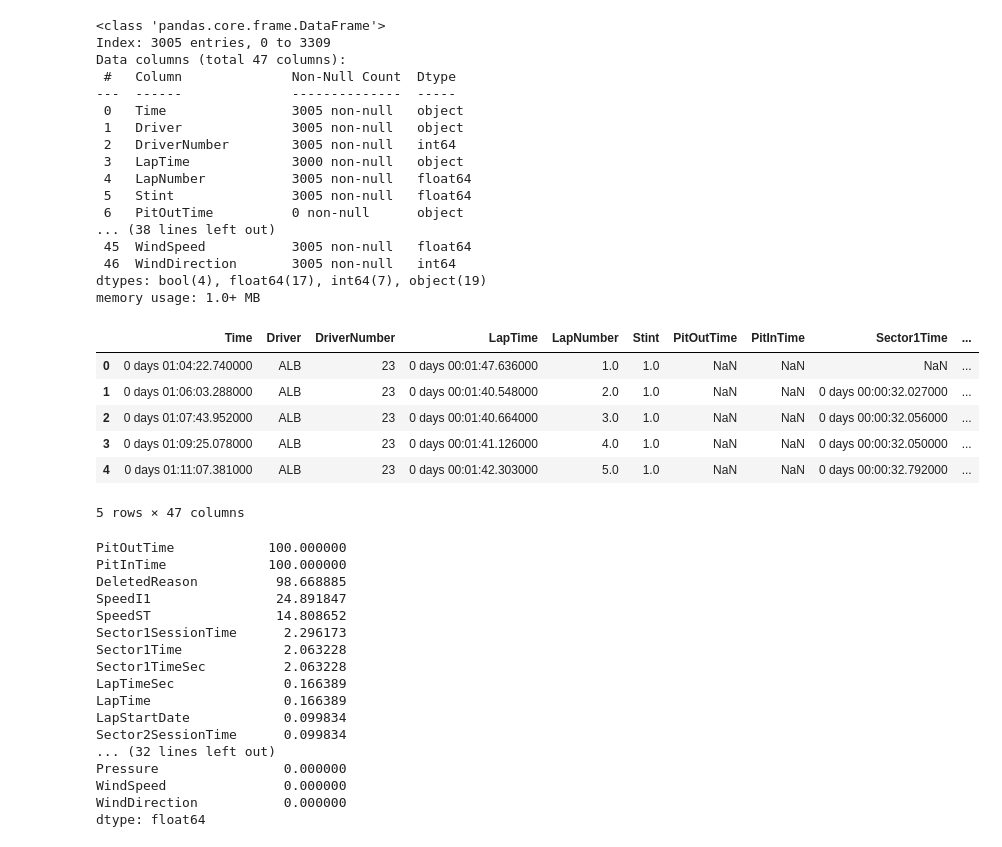
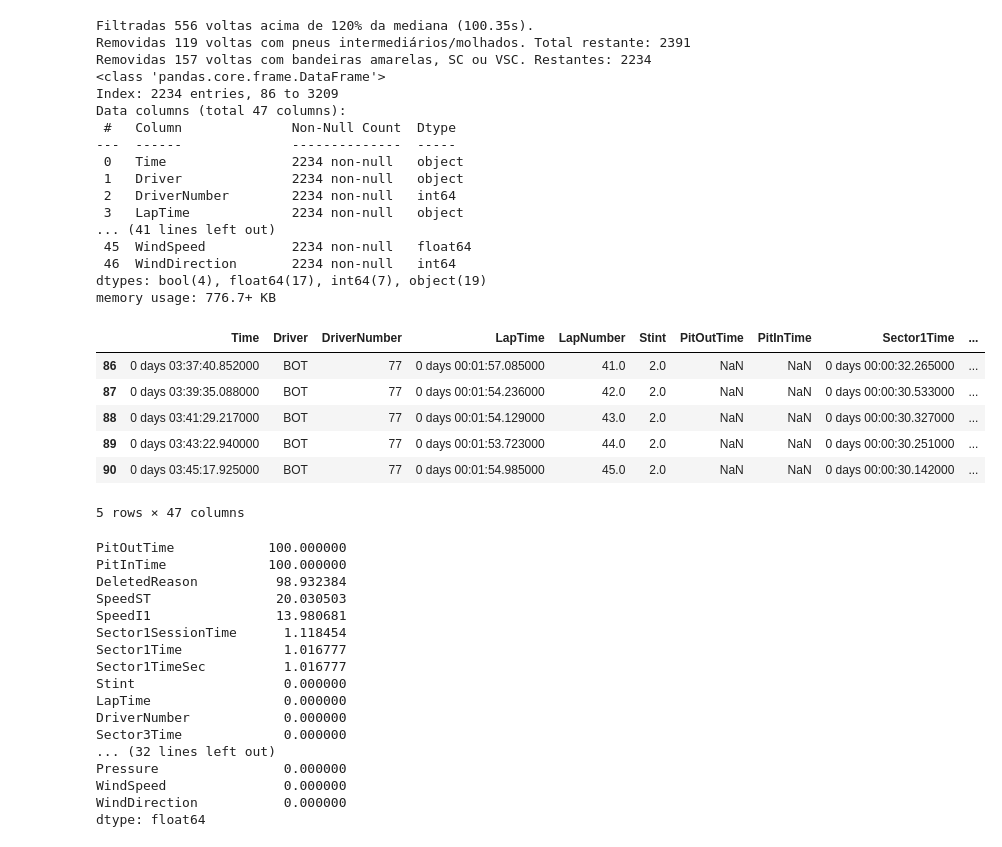
Before and after one commit to pedrohvaldes/f1-tyre-strategy-simulator, a Jupyter notebook: notebooks/EDA.ipynb, the cells around one changed output. Drawn from its saved outputs; the diff is of its cells as text; code cells hidden in the pictures.

```diff
--- a/notebooks/EDA.ipynb
+++ b/notebooks/EDA.ipynb
@@ -1,49 +1,72 @@
 # %%
 # === SETUP INICIAL ===
 from pathlib import Path
 import pandas as pd
 import numpy as np
 import matplotlib.pyplot as plt
 import seaborn as sns
 
 # Caminhos do projeto
 PROJ = Path.cwd().resolve().parent
 DATA_DIR = PROJ / "data" / "interim"
 
 # Nome do arquivo que você gerou (ajuste conforme seu caso)
-csv_file = DATA_DIR / "bahrain_grand_prix_2022-2024_all_laps.csv"
+csv_file = DATA_DIR / "singapore_grand_prix_2022-2024_all_laps.csv"
 
 # Carrega o dataset
 df = pd.read_csv(csv_file)
 df = df[df["IsInOrOutLap"] == 0]
 
+if "LapTimeSec" in df.columns:
+    median_lap = df["LapTimeSec"].median(skipna=True)        # calcula mediana ignorando NaN
+    limit = 1.2 * median_lap                                # define 120% da mediana como limite
+    before = len(df)
+    df = df[df["LapTimeSec"] <= limit]                       # mantém apenas voltas até 120% da mediana
+    after = len(df)
+    print(f"Filtradas {before - after} voltas acima de 120% da mediana ({median_lap:.2f}s).")
+
+if "Compound" in df.columns:
+    before = len(df)
+    df = df[df["Compound"].isin(["SOFT", "MEDIUM", "HARD"])]
+    after = len(df)
+    print(f"Removidas {before - after} voltas com pneus intermediários/molhados. Total restante: {after}")
+
+# --- FILTRAR APENAS VOLTAS COM PISTA VERDE ---
+if "TrackStatus" in df.columns:
+    before = len(df)
+    df = df[df["TrackStatus"] == 1]  # mantém só pista verde
+    after = len(df)
+    print(f"Removidas {before - after} voltas com bandeiras amarelas, SC ou VSC. Restantes: {after}")
+
+
+
 # Mostra informações básicas do dataset
 df.info()
 df.head()
 # %% [output]
+Filtradas 556 voltas acima de 120% da mediana (100.35s).
+Removidas 119 voltas com pneus intermediários/molhados. Total restante: 2391
+Removidas 157 voltas com bandeiras amarelas, SC ou VSC. Restantes: 2234
 <class 'pandas.core.frame.DataFrame'>
-Index: 3005 entries, 0 to 3309
+Index: 2234 entries, 86 to 3209
 Data columns (total 47 columns):
  #   Column              Non-Null Count  Dtype
 ---  ------              --------------  -----
- 0   Time                3005 non-null   object
- 1   Driver              3005 non-null   object
- 2   DriverNumber        3005 non-null   int64
- 3   LapTime             3000 non-null   object
- 4   LapNumber           3005 non-null   float64
- 5   Stint               3005 non-null   float64
- 6   PitOutTime          0 non-null      object
-... (38 lines left out)
- 45  WindSpeed           3005 non-null   float64
- 46  WindDirection       3005 non-null   int64
+ 0   Time                2234 non-null   object
+ 1   Driver              2234 non-null   object
+ 2   DriverNumber        2234 non-null   int64
+ 3   LapTime             2234 non-null   object
+... (41 lines left out)
+ 45  WindSpeed           2234 non-null   float64
+ 46  WindDirection       2234 non-null   int64
 dtypes: bool(4), float64(17), int64(7), object(19)
-memory usage: 1.0+ MB
+memory usage: 776.7+ KB
 |  | Time | Driver | DriverNumber | LapTime | LapNumber | Stint | PitOutTime | PitInTime | Sector1Time | ... |
-| 0 | 0 days 01:04:22.740000 | ALB | 23 | 0 days 00:01:47.636000 | 1.0 | 1.0 | NaN | NaN | NaN | ... |
-| 1 | 0 days 01:06:03.288000 | ALB | 23 | 0 days 00:01:40.548000 | 2.0 | 1.0 | NaN | NaN | 0 days 00:00:32.027000 | ... |
-| 2 | 0 days 01:07:43.952000 | ALB | 23 | 0 days 00:01:40.664000 | 3.0 | 1.0 | NaN | NaN | 0 days 00:00:32.056000 | ... |
-| 3 | 0 days 01:09:25.078000 | ALB | 23 | 0 days 00:01:41.126000 | 4.0 | 1.0 | NaN | NaN | 0 days 00:00:32.050000 | ... |
-| 4 | 0 days 01:11:07.381000 | ALB | 23 | 0 days 00:01:42.303000 | 5.0 | 1.0 | NaN | NaN | 0 days 00:00:32.792000 | ... |
+| 86 | 0 days 03:37:40.852000 | BOT | 77 | 0 days 00:01:57.085000 | 41.0 | 2.0 | NaN | NaN | 0 days 00:00:32.265000 | ... |
+| 87 | 0 days 03:39:35.088000 | BOT | 77 | 0 days 00:01:54.236000 | 42.0 | 2.0 | NaN | NaN | 0 days 00:00:30.533000 | ... |
+| 88 | 0 days 03:41:29.217000 | BOT | 77 | 0 days 00:01:54.129000 | 43.0 | 2.0 | NaN | NaN | 0 days 00:00:30.327000 | ... |
+| 89 | 0 days 03:43:22.940000 | BOT | 77 | 0 days 00:01:53.723000 | 44.0 | 2.0 | NaN | NaN | 0 days 00:00:30.251000 | ... |
+| 90 | 0 days 03:45:17.925000 | BOT | 77 | 0 days 00:01:54.985000 | 45.0 | 2.0 | NaN | NaN | 0 days 00:00:30.142000 | ... |
 5 rows × 47 columns
 # %%
 # Lista das colunas para revisar quais features temos
@@ -57,16 +80,16 @@ df.describe(include="all").transpose()
 # %% [output]
 PitOutTime            100.000000
 PitInTime             100.000000
-DeletedReason          98.668885
-SpeedI1                24.891847
-SpeedST                14.808652
-Sector1SessionTime      2.296173
-Sector1Time             2.063228
-Sector1TimeSec          2.063228
-LapTimeSec              0.166389
-LapTime                 0.166389
-LapStartDate            0.099834
-Sector2SessionTime      0.099834
+DeletedReason          98.932384
+SpeedST                20.030503
+SpeedI1                13.980681
+Sector1SessionTime      1.118454
+Sector1Time             1.016777
+Sector1TimeSec          1.016777
+Stint                   0.000000
+LapTime                 0.000000
+DriverNumber            0.000000
+Sector3Time             0.000000
 ... (32 lines left out)
 Pressure                0.000000
 WindSpeed               0.000000
```
Also changed, not shown: parts of 6 cells of this notebook, 1 other file.
